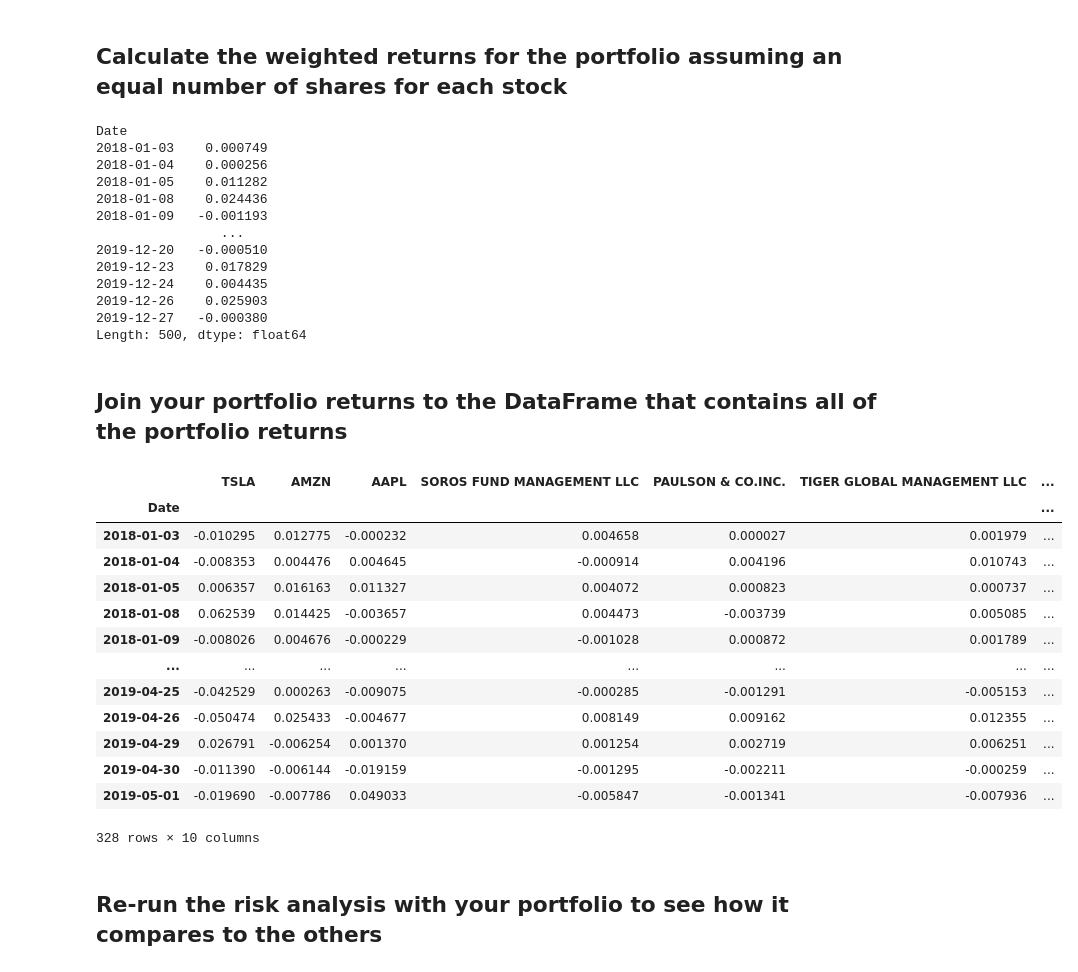
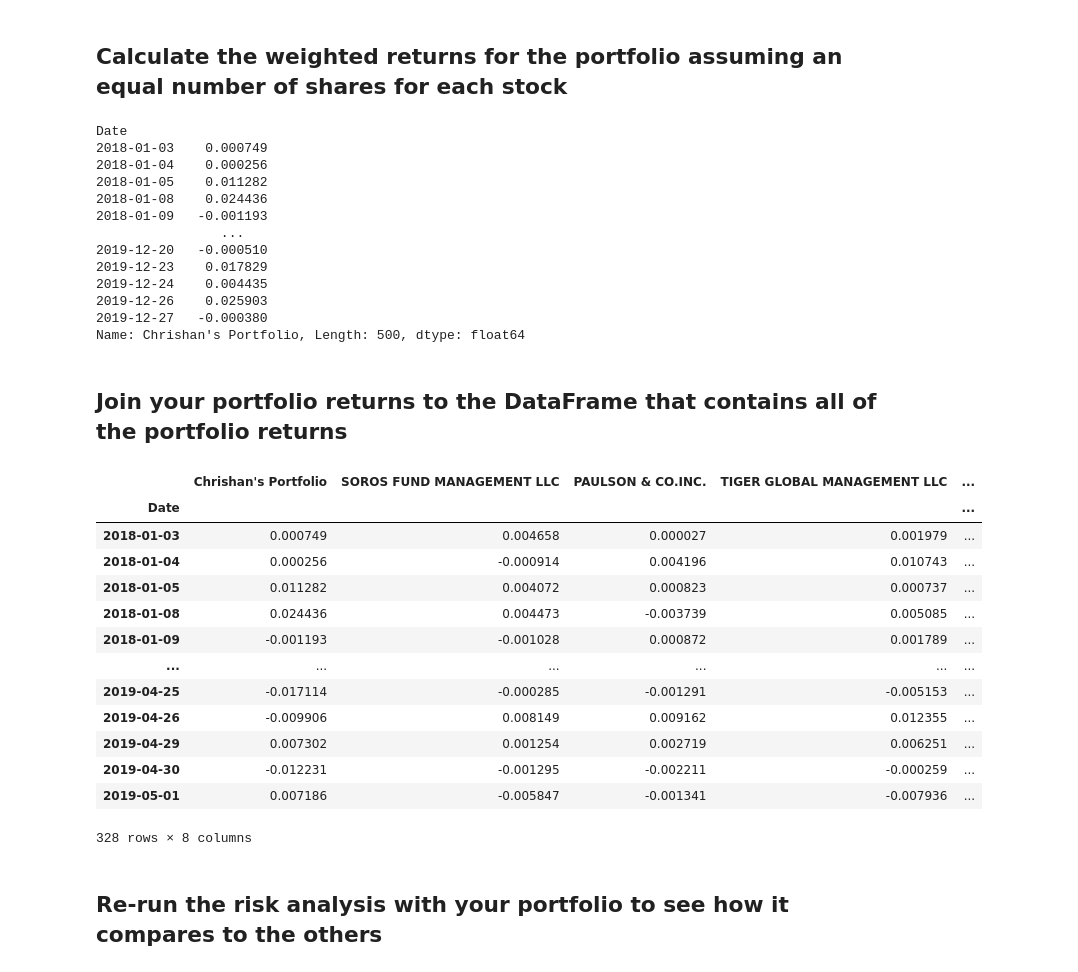
Before and after one commit to chrishandealmeida/20210310-fintech-homework-a-whale-off-the-port, a Jupyter notebook: whale_analysis.ipynb, the cells around one changed output. Cells and saved outputs as stored; diff of their text form; code cells hidden in the pictures.

```diff
--- a/whale_analysis.ipynb
+++ b/whale_analysis.ipynb
@@ -675,8 +604,8 @@ custom_close_combined
 501 rows × 3 columns
 # %%
 # Calculate daily returns
-custom_returns_combined = custom_close_combined.pct_change()
-custom_returns_combined
+returns_custom = close_custom.pct_change()
+returns_custom
 # %% [output]
 |  | TSLA | AMZN | AAPL |
 | Date |  |  |  |
@@ -694,8 +623,8 @@ custom_returns_combined
 501 rows × 3 columns
 # %%
 # Drop NAs
-custom_returns_combined = custom_returns_combined.dropna().copy()
-custom_returns_combined.isnull().sum()
+returns_custom = returns_custom.dropna().copy()
+returns_custom.isnull().sum()
 # %% [output]
 TSLA    0
 AMZN    0
@@ -703,8 +632,8 @@ AAPL    0
 dtype: int64
 # %%
 # Display sample data
-custom_returns_combined.index = custom_returns_combined.index.normalize()
-custom_returns_combined
+returns_custom.index = returns_custom.index.normalize()
+returns_custom
 # %% [output]
 |  | TSLA | AMZN | AAPL |
 | Date |  |  |  |
@@ -727,9 +656,10 @@ custom_returns_combined
 weights = [1/3, 1/3, 1/3]
 
 # Calculate portfolio return
-custom_weighted_returns_combined = weights[0] * custom_returns_combined["TSLA"] + weights[1] * custom_returns_combined["AMZN"] + weights[2] * custom_returns_combined["AAPL"]
+returns_portfolio = pd.Series((returns_custom.dot(weights)), name = "Chrishan's Portfolio")
+
 # Display sample data
-custom_weighted_returns_combined
+returns_portfolio
 # %% [output]
 Date
 2018-01-03    0.000749
@@ -743,27 +673,27 @@ Date
 2019-12-24    0.004435
 2019-12-26    0.025903
 2019-12-27   -0.000380
-Length: 500, dtype: float64
+Name: Chrishan's Portfolio, Length: 500, dtype: float64
 # %% [markdown]
 ## Join your portfolio returns to the DataFrame that contains all of the portfolio returns
 # %%
 # Join your returns DataFrame to the original returns DataFrame
-all_returns_combined = pd.concat([custom_returns_combined, returns_combined], axis="columns", join="inner")
-all_returns_combined
+returns_all = pd.concat([returns_portfolio, returns_combined], axis="columns", join="inner")
+returns_all
 # %% [output]
-|  | TSLA | AMZN | AAPL | SOROS FUND MANAGEMENT LLC | PAULSON & CO.INC. | TIGER GLOBAL MANAGEMENT LLC | ... |
-| Date |  |  |  |  |  |  | ... |
-| 2018-01-03 | -0.010295 | 0.012775 | -0.000232 | 0.004658 | 0.000027 | 0.001979 | ... |
-| 2018-01-04 | -0.008353 | 0.004476 | 0.004645 | -0.000914 | 0.004196 | 0.010743 | ... |
-| 2018-01-05 | 0.006357 | 0.016163 | 0.011327 | 0.004072 | 0.000823 | 0.000737 | ... |
-| 2018-01-08 | 0.062539 | 0.014425 | -0.003657 | 0.004473 | -0.003739 | 0.005085 | ... |
-| 2018-01-09 | -0.008026 | 0.004676 | -0.000229 | -0.001028 | 0.000872 | 0.001789 | ... |
-| ... | ... | ... | ... | ... | ... | ... | ... |
-| 2019-04-25 | -0.042529 | 0.000263 | -0.009075 | -0.000285 | -0.001291 | -0.005153 | ... |
-| 2019-04-26 | -0.050474 | 0.025433 | -0.004677 | 0.008149 | 0.009162 | 0.012355 | ... |
-| 2019-04-29 | 0.026791 | -0.006254 | 0.001370 | 0.001254 | 0.002719 | 0.006251 | ... |
-| 2019-04-30 | -0.011390 | -0.006144 | -0.019159 | -0.001295 | -0.002211 | -0.000259 | ... |
-| 2019-05-01 | -0.019690 | -0.007786 | 0.049033 | -0.005847 | -0.001341 | -0.007936 | ... |
+|  | Chrishan's Portfolio | SOROS FUND MANAGEMENT LLC | PAULSON & CO.INC. | TIGER GLOBAL MANAGEMENT LLC | ... |
+| Date |  |  |  |  | ... |
+| 2018-01-03 | 0.000749 | 0.004658 | 0.000027 | 0.001979 | ... |
+| 2018-01-04 | 0.000256 | -0.000914 | 0.004196 | 0.010743 | ... |
+| 2018-01-05 | 0.011282 | 0.004072 | 0.000823 | 0.000737 | ... |
+| 2018-01-08 | 0.024436 | 0.004473 | -0.003739 | 0.005085 | ... |
+| 2018-01-09 | -0.001193 | -0.001028 | 0.000872 | 0.001789 | ... |
+| ... | ... | ... | ... | ... | ... |
+| 2019-04-25 | -0.017114 | -0.000285 | -0.001291 | -0.005153 | ... |
+| 2019-04-26 | -0.009906 | 0.008149 | 0.009162 | 0.012355 | ... |
+| 2019-04-29 | 0.007302 | 0.001254 | 0.002719 | 0.006251 | ... |
+| 2019-04-30 | -0.012231 | -0.001295 | -0.002211 | -0.000259 | ... |
+| 2019-05-01 | 0.007186 | -0.005847 | -0.001341 | -0.007936 | ... |
-328 rows × 10 columns
+328 rows × 8 columns
 # %%
 # Only compare dates where return data exists for all the stocks (drop NaNs)
```
Also changed, not shown: parts of 20 cells of this notebook.
